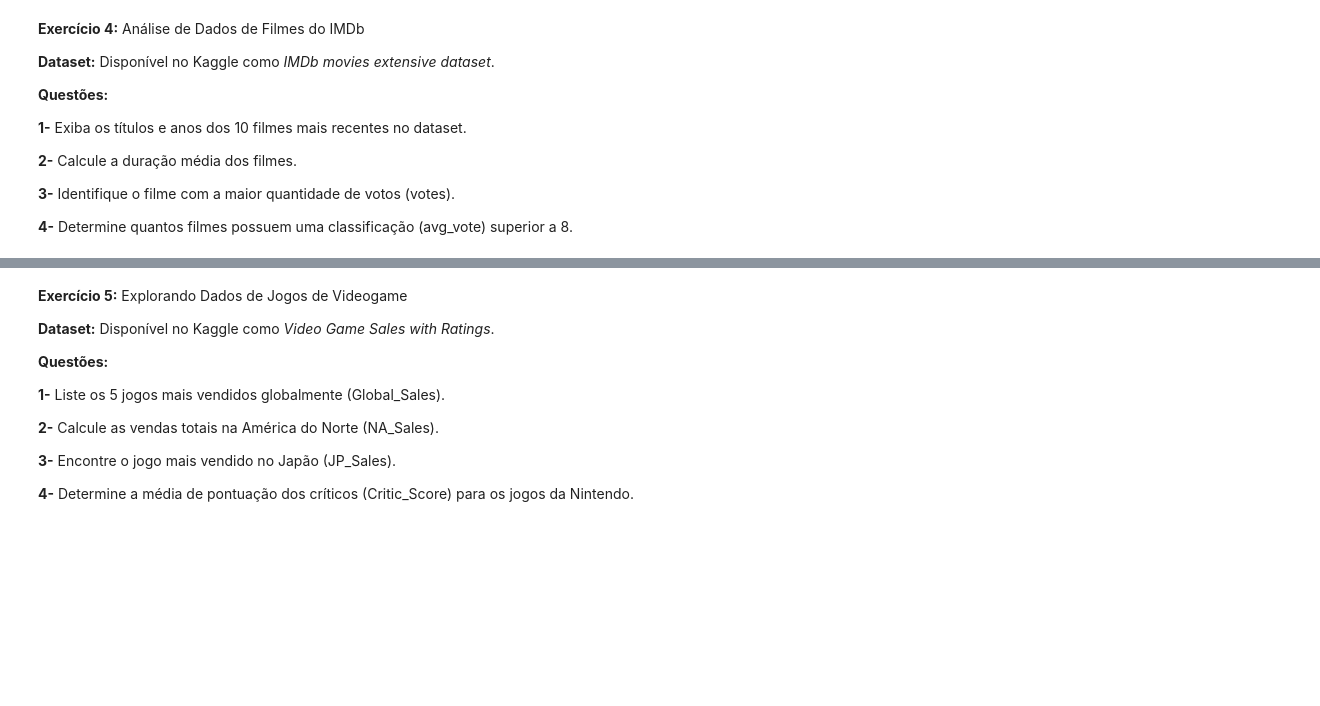
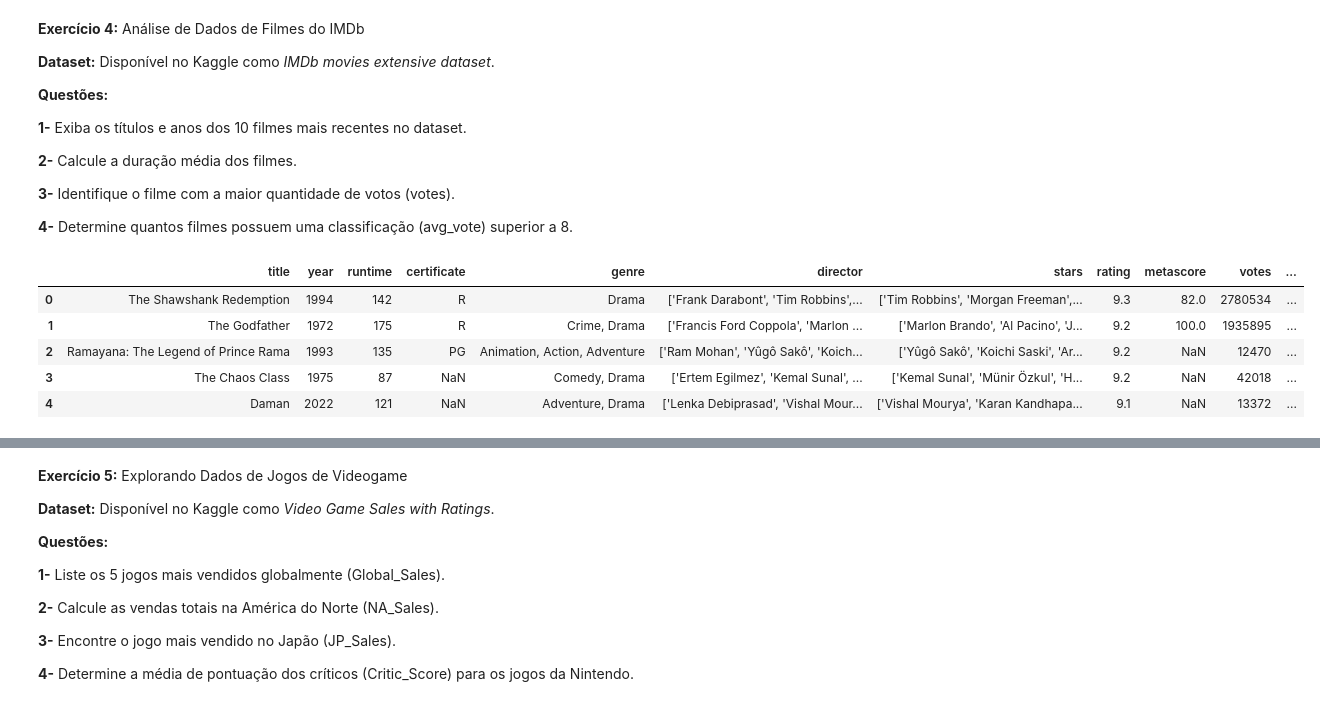
Before and after one commit to brunoopinheiro/ada-data-science-study, a Jupyter notebook: 02-02-pandas/Lista II - Pandas.ipynb, the cells around one changed output, grey strips where cells are left out. Cells and saved outputs as stored; diff of their text form; code cells hidden in the pictures; blank space fills up the shorter version.

```diff
--- a/02-02-pandas/Lista II - Pandas.ipynb
+++ b/02-02-pandas/Lista II - Pandas.ipynb
@@ -11,8 +11,10 @@ import pandas as pd
 # https://www.kaggle.com/datasets/dgomonov/new-york-city-airbnb-open-data
 airbnb_file_path = "./datasets/AB_NYC_2019.csv"
 
+
 # https://www.kaggle.com/competitions/house-prices-advanced-regression-techniques/data
 house_prices_file_path = "./datasets/house_prices_train.csv"
+
 
 # https://www.kaggle.com/datasets/olistbr/brazilian-ecommerce
 brazilian_ecommerce_paths = {
@@ -21,9 +23,12 @@ brazilian_ecommerce_paths = {
     'products': "./datasets/brazilian_ecommerce/olist_products_dataset.csv",
 }
 
+
+# https://www.kaggle.com/datasets/ashutoshdevpura/imdb-top-10000-movies-updated-august-2023
+imdb_movies_paths = "./datasets/movies.csv"
+
+
 # https://www.kaggle.com/datasets/rush4ratio/video-game-sales-with-ratings
-# https://www.kaggle.com/datasets/harshitshankhdhar/imdb-dataset-of-top-1000-movies-and-tv-shows
-# https://www.kaggle.com/datasets/ashutoshdevpura/imdb-top-10000-movies-updated-august-2023
 # %% [markdown]
 __Exercício 1:__ Análise de Dados do Airbnb em Nova York
 __Dataset:__  Disponível no Kaggle como _New York City Airbnb Open Data_.
@@ -274,3 +279,14 @@ __2-__ Calcule a duração média dos filmes.
 __3-__ Identifique o filme com a maior quantidade de votos (votes).
 
 __4-__ Determine quantos filmes possuem uma classificação (avg_vote) superior a 8.
+# %%
+imdb_dataset = pd.read_csv(imdb_movies_paths)
+
+(imdb_dataset.head())
+# %% [output]
+|  | title | year | runtime | certificate | genre | director | stars | rating | metascore | votes | ... |
+| 0 | The Shawshank Redemption | 1994 | 142 | R | Drama | ['Frank Darabont', 'Tim Robbins',... | ['Tim Robbins', 'Morgan Freeman',... | 9.3 | 82.0 | 2780534 | ... |
+| 1 | The Godfather | 1972 | 175 | R | Crime, Drama | ['Francis Ford Coppola', 'Marlon ... | ['Marlon Brando', 'Al Pacino', 'J... | 9.2 | 100.0 | 1935895 | ... |
+| 2 | Ramayana: The Legend of Prince Rama | 1993 | 135 | PG | Animation, Action, Adventure | ['Ram Mohan', 'Yûgô Sakô', 'Koich... | ['Yûgô Sakô', 'Koichi Saski', 'Ar... | 9.2 | NaN | 12470 | ... |
+| 3 | The Chaos Class | 1975 | 87 | NaN | Comedy, Drama | ['Ertem Egilmez', 'Kemal Sunal', ... | ['Kemal Sunal', 'Münir Özkul', 'H... | 9.2 | NaN | 42018 | ... |
+| 4 | Daman | 2022 | 121 | NaN | Adventure, Drama | ['Lenka Debiprasad', 'Vishal Mour... | ['Vishal Mourya', 'Karan Kandhapa... | 9.1 | NaN | 13372 | ... |
```
Also changed, not shown: parts of 5 cells of this notebook.
